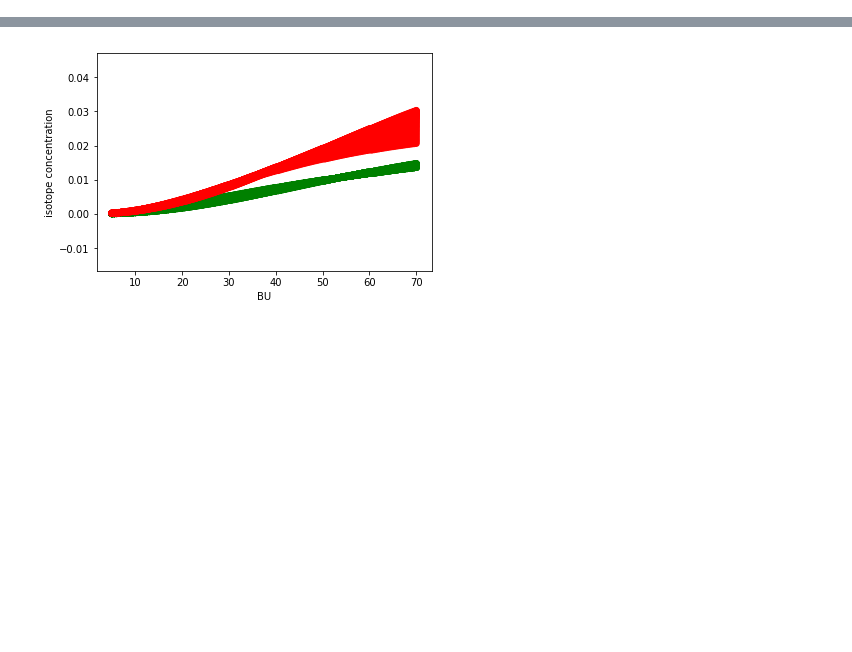
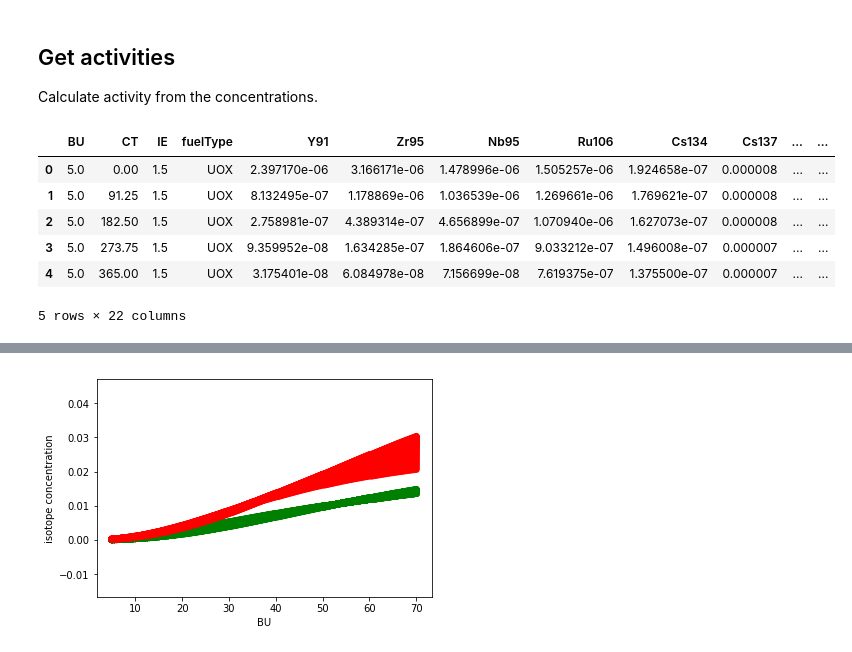
Before and after one commit to ezsolti/MVA_data, a Jupyter notebook: MVA_analyze.ipynb, the cells around one changed output, grey strips where cells are left out. Cells and saved outputs as stored; diff of their text form; code cells hidden in the pictures; blank space fills up the shorter version.

```diff
--- a/MVA_analyze.ipynb
+++ b/MVA_analyze.ipynb
@@ -19,0 +32,29 @@ fueldata.head()
+# %% [markdown]
+## Get activities
+
+Calculate activity from the concentrations.
+# %%
+halflife={'Y91':58.5,
+          'Zr95':64,
+          'Nb95':35,
+          'Ru106':372,
+          'Cs134':2.065*365,
+          'Cs137':30.1*365,
+          'Eu154':8.6*365,
+          'Ce141':32.5,
+          'Ce144':285
+          }
+
+d2s=86400
+
+for iso in halflife:
+    fueldata[iso+'A']=fueldata[iso]*1e24*(np.log(2)/(halflife[iso]*d2s))
+fueldata.head()
+# %% [output]
+|  | BU | CT | IE | fuelType | Y91 | Zr95 | Nb95 | Ru106 | Cs134 | Cs137 | ... | ... |
+| 0 | 5.0 | 0.00 | 1.5 | UOX | 2.397170e-06 | 3.166171e-06 | 1.478996e-06 | 1.505257e-06 | 1.924658e-07 | 0.000008 | ... | ... |
+| 1 | 5.0 | 91.25 | 1.5 | UOX | 8.132495e-07 | 1.178869e-06 | 1.036539e-06 | 1.269661e-06 | 1.769621e-07 | 0.000008 | ... | ... |
+| 2 | 5.0 | 182.50 | 1.5 | UOX | 2.758981e-07 | 4.389314e-07 | 4.656899e-07 | 1.070940e-06 | 1.627073e-07 | 0.000008 | ... | ... |
+| 3 | 5.0 | 273.75 | 1.5 | UOX | 9.359952e-08 | 1.634285e-07 | 1.864606e-07 | 9.033212e-07 | 1.496008e-07 | 0.000007 | ... | ... |
+| 4 | 5.0 | 365.00 | 1.5 | UOX | 3.175401e-08 | 6.084978e-08 | 7.156699e-08 | 7.619375e-07 | 1.375500e-07 | 0.000007 | ... | ... |
+5 rows × 22 columns
```
Also changed, not shown: parts of 7 cells of this notebook.
